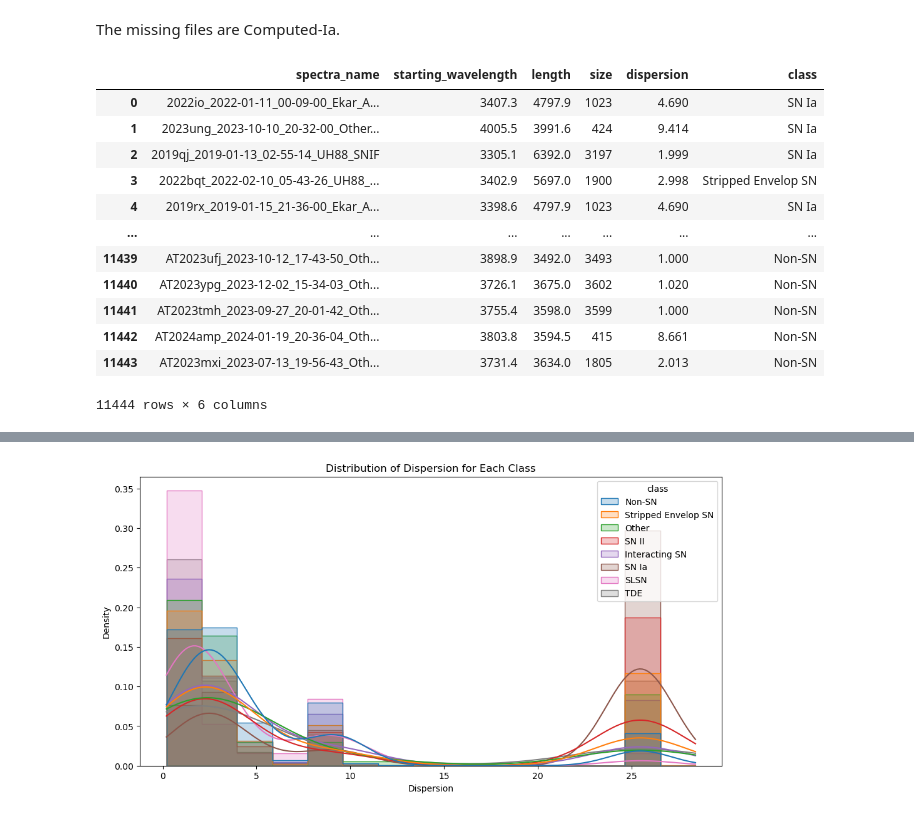
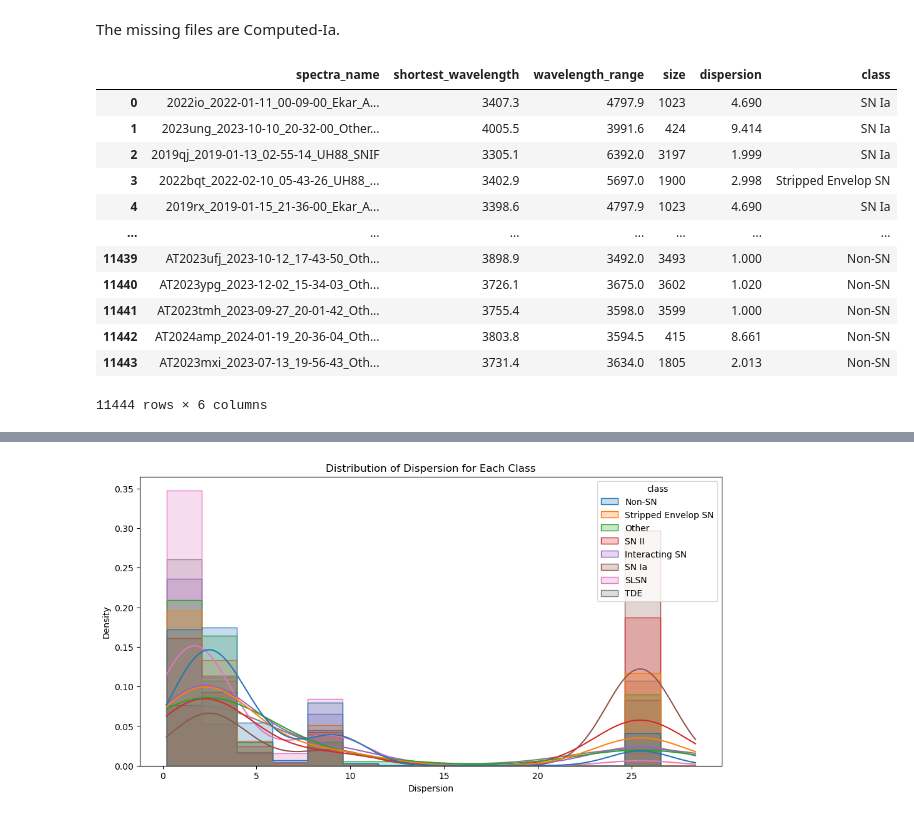
Before and after one commit to aec3675/multi-modal-multi-peaks, a Jupyter notebook: spectra_analysis.ipynb, the cells around one changed output, grey strips where cells are left out. Saved outputs shown, nothing was run; the diff lists cells and outputs as text; code cells hidden in the pictures.

```diff
--- a/spectra_analysis.ipynb
+++ b/spectra_analysis.ipynb
@@ -432,16 +432,16 @@ The missing files are Computed-Ia.
 # %%
 # create a new df
 
 sns_data = []
 for x in plot_data.keys():
-    obj_dict = {'spectra_name': x, 'starting_wavelength': "{:.1f}".format(np.min(plot_data[x])), 'length': "{:.1f}".format(np.max(plot_data[x])-np.min(plot_data[x])), 'size': plot_data[x].size, 'dispersion': "{:.3f}".format((np.max(plot_data[x])-np.min(plot_data[x]))/plot_data[x].size), 'class': big_class_obj_dict[x]  }
+    obj_dict = {'spectra_name': x, 'shortest_wavelength': "{:.1f}".format(np.min(plot_data[x])), 'wavelength_range': "{:.1f}".format(np.max(plot_data[x])-np.min(plot_data[x])), 'size': plot_data[x].size, 'dispersion': "{:.3f}".format((np.max(plot_data[x])-np.min(plot_data[x]))/plot_data[x].size), 'class': big_class_obj_dict[x]  }
     sns_data.append(obj_dict)
 sns_df = pd.DataFrame(sns_data)
 
 sns_df = sns_df.apply(pd.to_numeric, errors = 'ignore')
 sns_df
 # %% [output]
-|  | spectra_name | starting_wavelength | length | size | dispersion | class |
+|  | spectra_name | shortest_wavelength | wavelength_range | size | dispersion | class |
 | 0 | 2022io_2022-01-11_00-09-00_Ekar_A... | 3407.3 | 4797.9 | 1023 | 4.690 | SN Ia |
 | 1 | 2023ung_2023-10-10_20-32-00_Other... | 4005.5 | 3991.6 | 424 | 9.414 | SN Ia |
 | 2 | 2019qj_2019-01-13_02-55-14_UH88_SNIF | 3305.1 | 6392.0 | 3197 | 1.999 | SN Ia |
```
Also changed, not shown: parts of 5 cells of this notebook.
